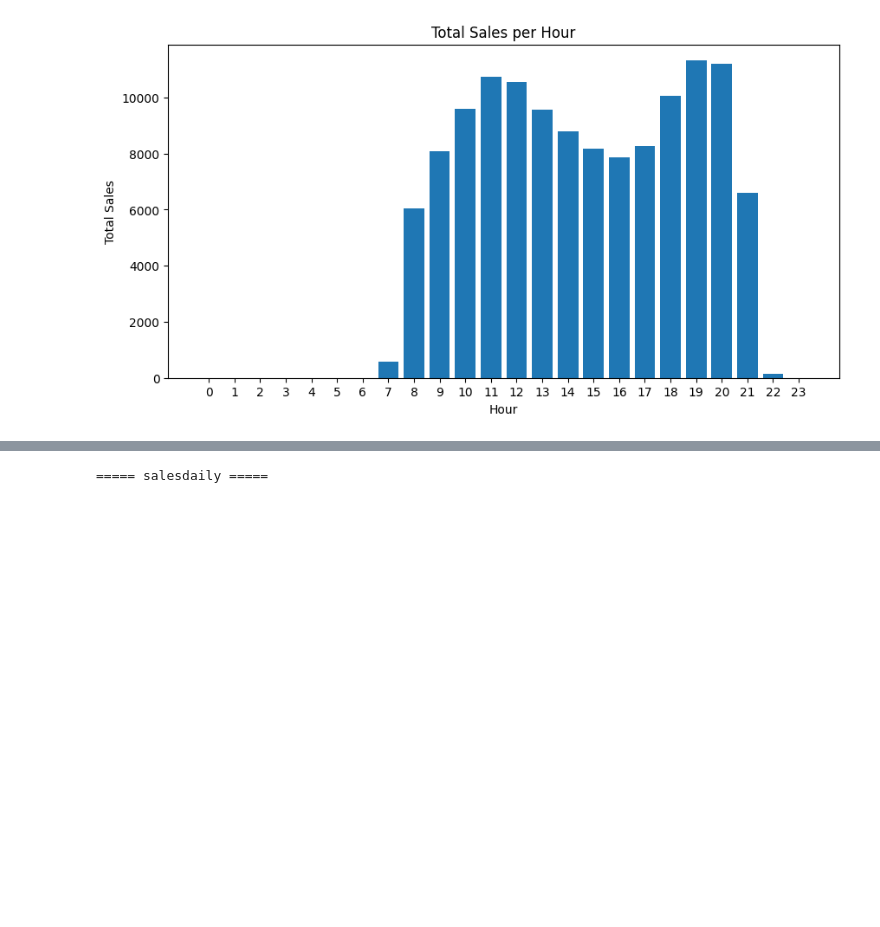
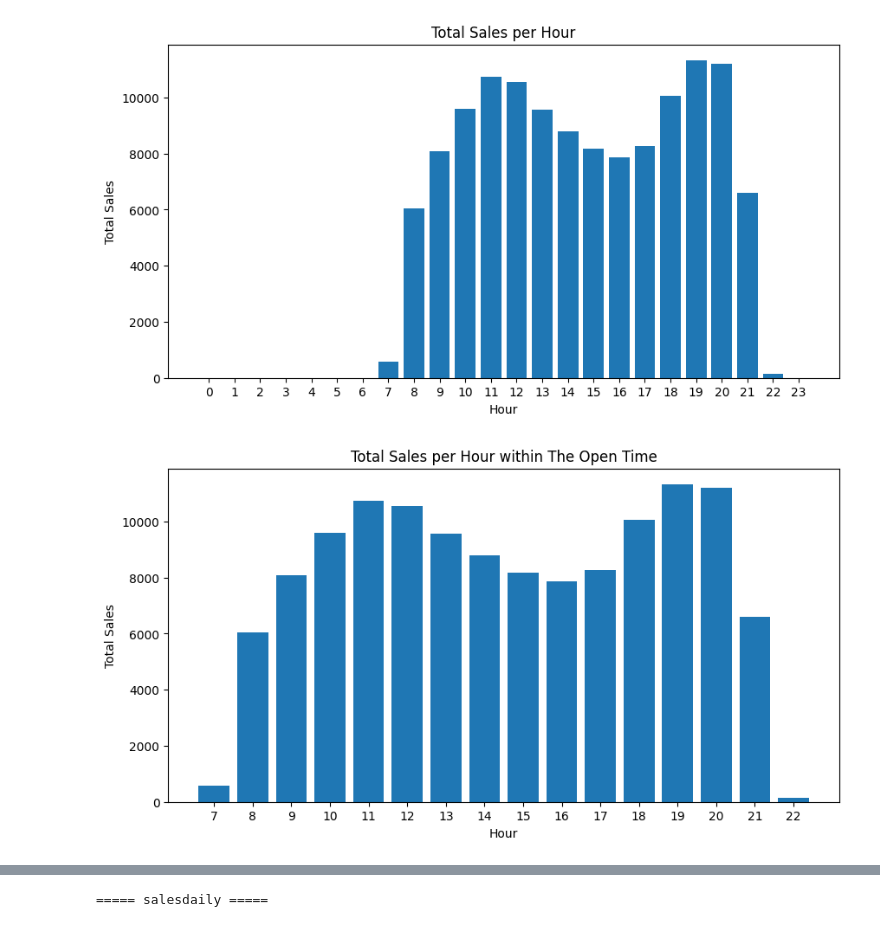
Before and after one commit to YamenNahhas/my-data-project, a Jupyter notebook: notebooks/pharma-sales-data.ipynb, the cells around one changed output, grey strips where cells are left out. Drawn from its saved outputs; the diff is of its cells as text; code cells hidden in the pictures; blank space fills up the shorter version.

Commit message:
visualization of sales per hours by bar diagram

```diff
--- a/notebooks/pharma-sales-data.ipynb
+++ b/notebooks/pharma-sales-data.ipynb
@@ -240,3 +240,21 @@ plt.xticks(range(24))
 plt.show()
 # %% [output]
 [figure]
+# %%
+#total sales per hour within open times
+sales_per_hour_open = (df_saleshourly_selected.groupby("Hour")[medicine_cols]
+    .sum().sum(axis=1)
+)
+
+plt.figure(figsize=(10,5))
+
+plt.bar(sales_per_hour_open.index, sales_per_hour_open.values)
+
+plt.title("Total Sales per Hour within The Open Time")
+plt.xlabel("Hour")
+plt.ylabel("Total Sales")
+plt.xticks(range(7, 23))
+
+plt.show()
+# %% [output]
+[figure, added]
```
Also changed, not shown: parts of 1 cell of this notebook.
